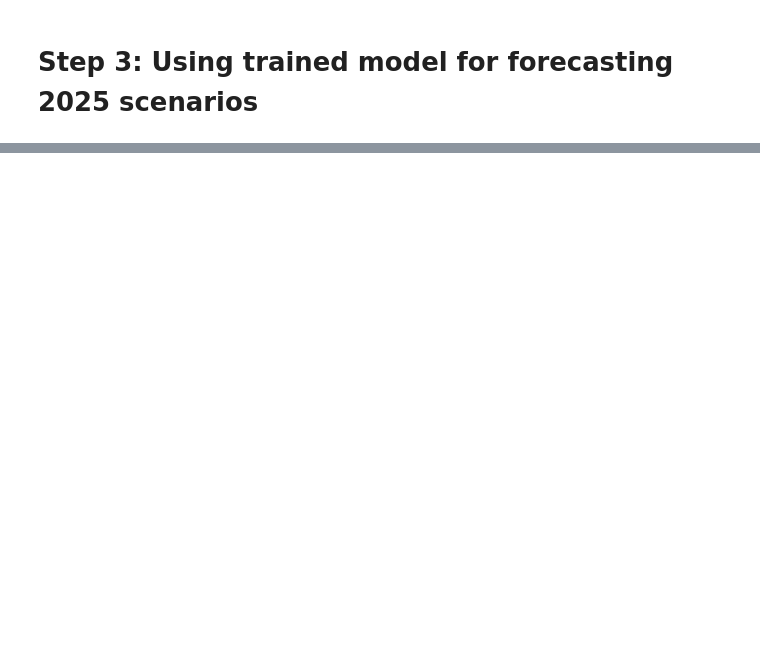
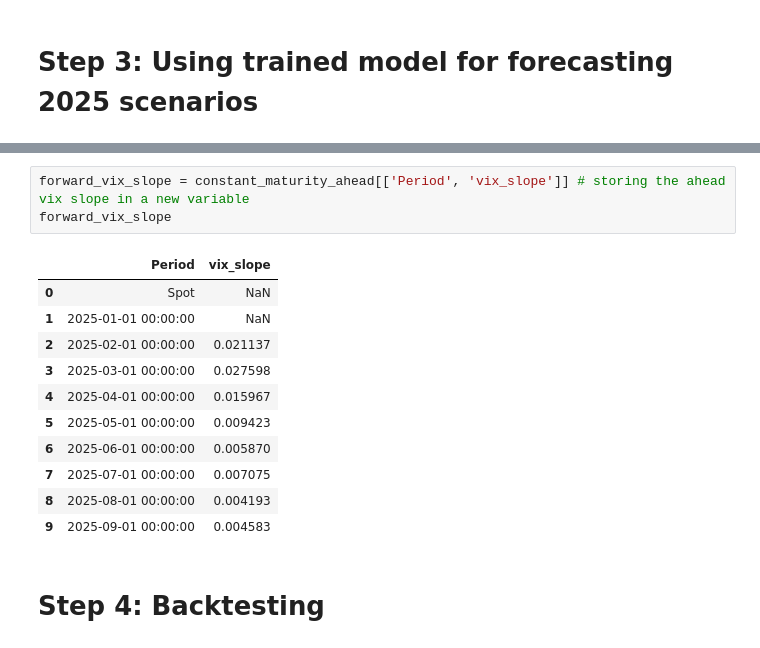
Before and after one commit to AleInc996/Capstone_WQU, a Jupyter notebook: model.ipynb, the cells around one changed output, grey strips where cells are left out. Drawn from its saved outputs; the diff is of its cells as text; blank space fills up the shorter version.

```diff
--- a/model.ipynb
+++ b/model.ipynb
@@ -396,0 +479,17 @@ print(rmse)
+# %%
+forward_vix_slope = constant_maturity_ahead[['Period', 'vix_slope']] # storing the ahead vix slope in a new variable
+forward_vix_slope
+# %% [output]
+|  | Period | vix_slope |
+| 0 | Spot | NaN |
+| 1 | 2025-01-01 00:00:00 | NaN |
+| 2 | 2025-02-01 00:00:00 | 0.021137 |
+| 3 | 2025-03-01 00:00:00 | 0.027598 |
+| 4 | 2025-04-01 00:00:00 | 0.015967 |
+| 5 | 2025-05-01 00:00:00 | 0.009423 |
+| 6 | 2025-06-01 00:00:00 | 0.005870 |
+| 7 | 2025-07-01 00:00:00 | 0.007075 |
+| 8 | 2025-08-01 00:00:00 | 0.004193 |
+| 9 | 2025-09-01 00:00:00 | 0.004583 |
+# %% [markdown]
+# **Step 4: Backtesting**
```
Also changed, not shown: parts of 40 cells of this notebook.
